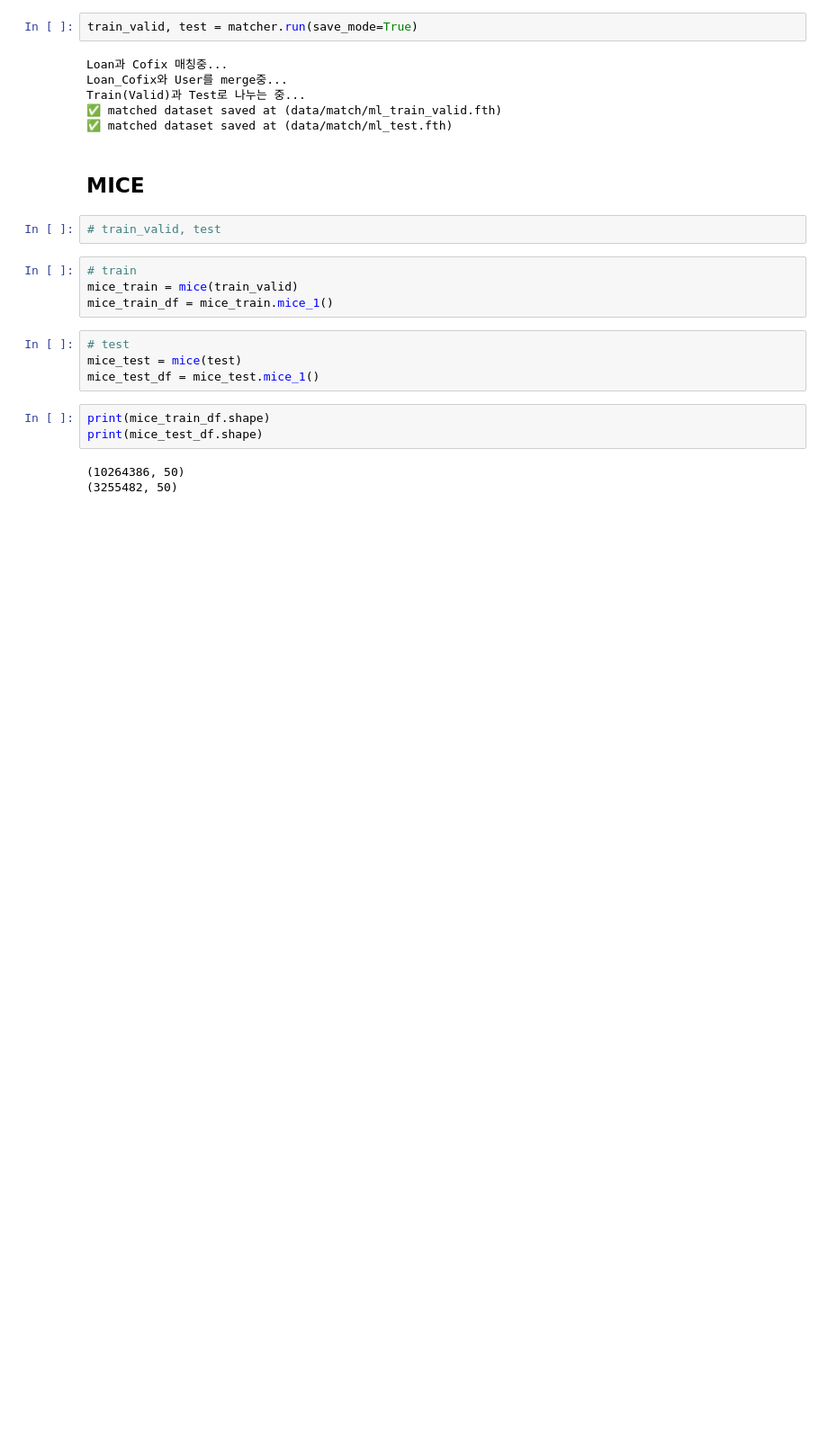
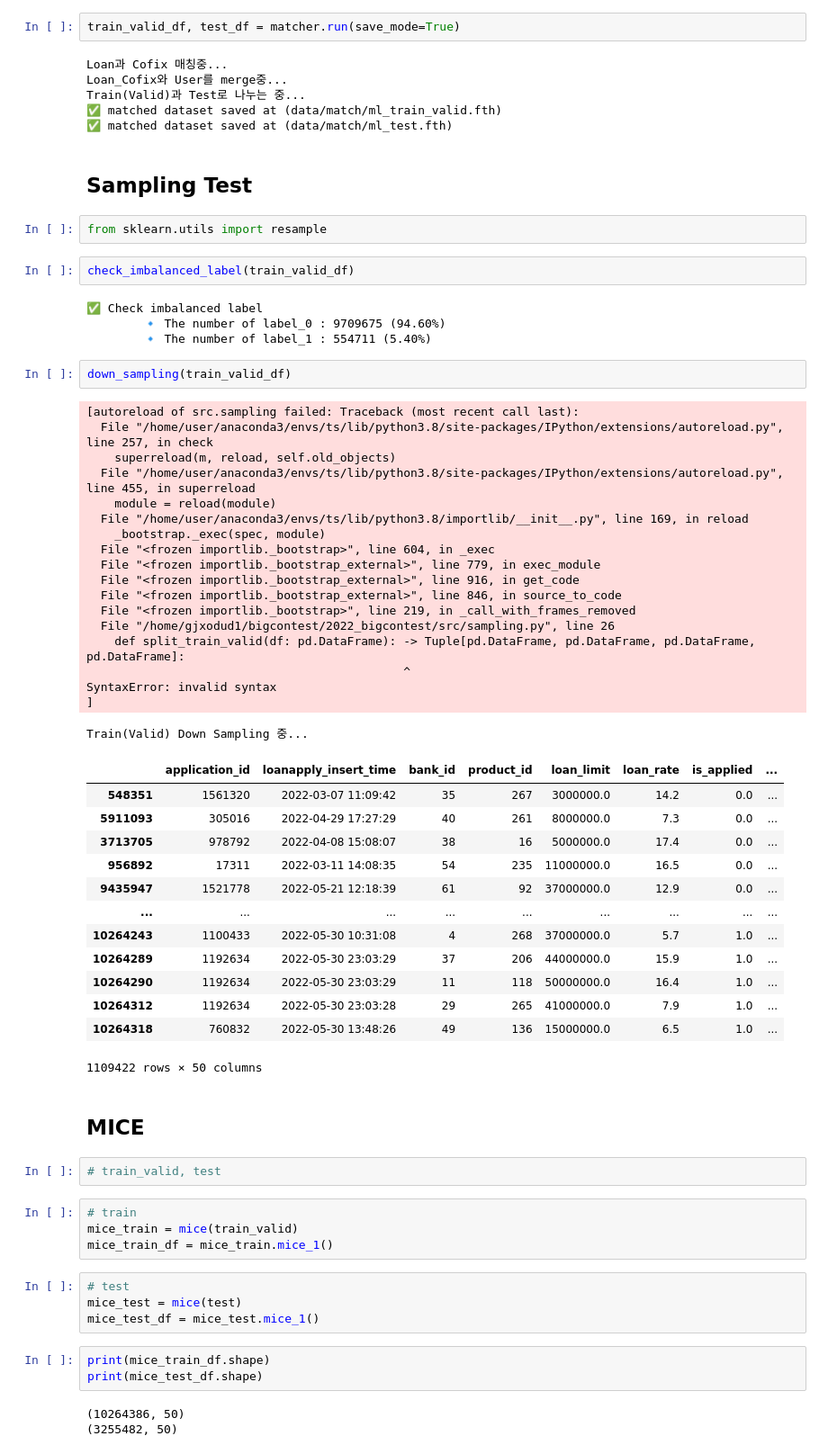
Before and after one commit to paragonyun/2022_bigcontest, a Jupyter notebook: main_test.ipynb, the cells around one changed output. Shown at 90% size. Drawn from its saved outputs; the diff is of its cells as text; blank space fills up the shorter version.

Commit message:
Update downsampling funcs to return one downsampled dataframe

```diff
--- a/main_test.ipynb
+++ b/main_test.ipynb
@@ -112,13 +113,57 @@ matcher_config = config_dict.get('Matcher')
 # %%
 matcher = Matcher(prep_user_df, prep_loan_df, prep_log_df, prep_cofix_df, matcher_config)
 # %%
-train_valid, test = matcher.run(save_mode=True)
+train_valid_df, test_df = matcher.run(save_mode=True)
 # %% [output]
 Loan과 Cofix 매칭중...
 Loan_Cofix와 User를 merge중...
 Train(Valid)과 Test로 나누는 중...
 ✅ matched dataset saved at (data/match/ml_train_valid.fth)
 ✅ matched dataset saved at (data/match/ml_test.fth)
+# %% [markdown]
+## Sampling Test
+# %%
+from sklearn.utils import resample
+# %%
+check_imbalanced_label(train_valid_df)
+# %% [output]
+✅ Check imbalanced label
+        🔹 The number of label_0 : 9709675 (94.60%)
+        🔹 The number of label_1 : 554711 (5.40%)
+# %%
+down_sampling(train_valid_df)
+# %% [output]
+[autoreload of src.sampling failed: Traceback (most recent call last):
+  File "/home/user/anaconda3/envs/ts/lib/python3.8/site-packages/IPython/extensions/autoreload.py", line 257, in check
+    superreload(m, reload, self.old_objects)
+  File "/home/user/anaconda3/envs/ts/lib/python3.8/site-packages/IPython/extensions/autoreload.py", line 455, in superreload
+    module = reload(module)
+  File "/home/user/anaconda3/envs/ts/lib/python3.8/importlib/__init__.py", line 169, in reload
+    _bootstrap._exec(spec, module)
+  File "<frozen importlib._bootstrap>", line 604, in _exec
+  File "<frozen importlib._bootstrap_external>", line 779, in exec_module
+  File "<frozen importlib._bootstrap_external>", line 916, in get_code
+  File "<frozen importlib._bootstrap_external>", line 846, in source_to_code
+  File "<frozen importlib._bootstrap>", line 219, in _call_with_frames_removed
+  File "/home/gjxodud1/bigcontest/2022_bigcontest/src/sampling.py", line 26
+    def split_train_valid(df: pd.DataFrame): -> Tuple[pd.DataFrame, pd.DataFrame, pd.DataFrame, pd.DataFrame]:
+                                             ^
+SyntaxError: invalid syntax
+]
+Train(Valid) Down Sampling 중...
+|  | application_id | loanapply_insert_time | bank_id | product_id | loan_limit | loan_rate | is_applied | ... |
+| 548351 | 1561320 | 2022-03-07 11:09:42 | 35 | 267 | 3000000.0 | 14.2 | 0.0 | ... |
+| 5911093 | 305016 | 2022-04-29 17:27:29 | 40 | 261 | 8000000.0 | 7.3 | 0.0 | ... |
+| 3713705 | 978792 | 2022-04-08 15:08:07 | 38 | 16 | 5000000.0 | 17.4 | 0.0 | ... |
+| 956892 | 17311 | 2022-03-11 14:08:35 | 54 | 235 | 11000000.0 | 16.5 | 0.0 | ... |
+| 9435947 | 1521778 | 2022-05-21 12:18:39 | 61 | 92 | 37000000.0 | 12.9 | 0.0 | ... |
+| ... | ... | ... | ... | ... | ... | ... | ... | ... |
+| 10264243 | 1100433 | 2022-05-30 10:31:08 | 4 | 268 | 37000000.0 | 5.7 | 1.0 | ... |
+| 10264289 | 1192634 | 2022-05-30 23:03:29 | 37 | 206 | 44000000.0 | 15.9 | 1.0 | ... |
+| 10264290 | 1192634 | 2022-05-30 23:03:29 | 11 | 118 | 50000000.0 | 16.4 | 1.0 | ... |
+| 10264312 | 1192634 | 2022-05-30 23:03:28 | 29 | 265 | 41000000.0 | 7.9 | 1.0 | ... |
+| 10264318 | 760832 | 2022-05-30 13:48:26 | 49 | 136 | 15000000.0 | 6.5 | 1.0 | ... |
+1109422 rows × 50 columns
 # %% [markdown]
 ## MICE
 # %%
```
Also changed, not shown: parts of 3 cells of this notebook, 1 other file.
